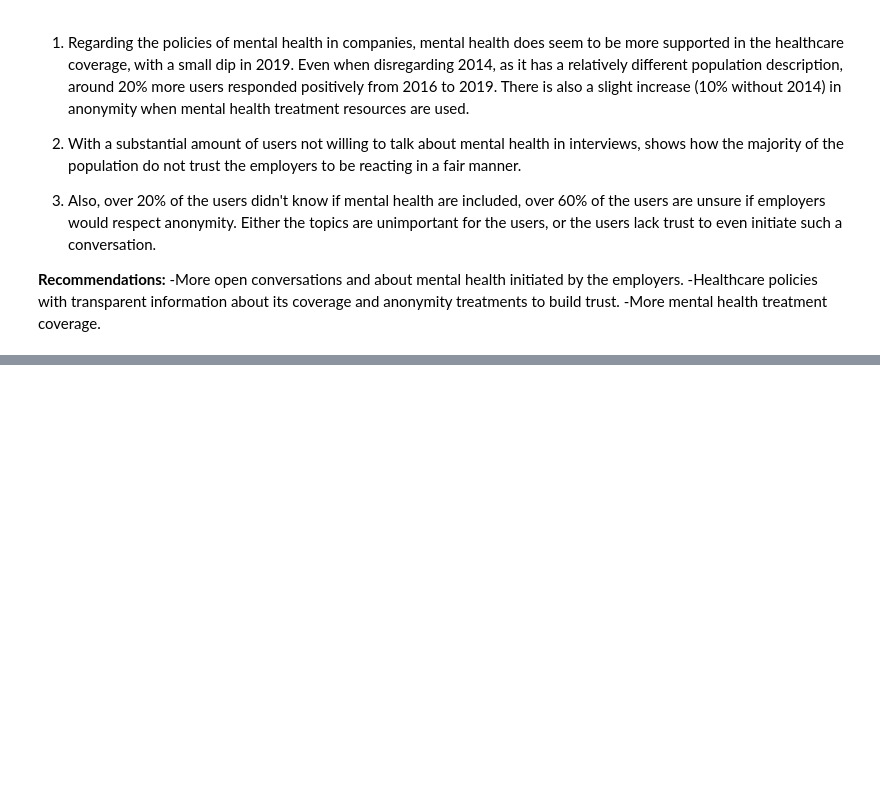
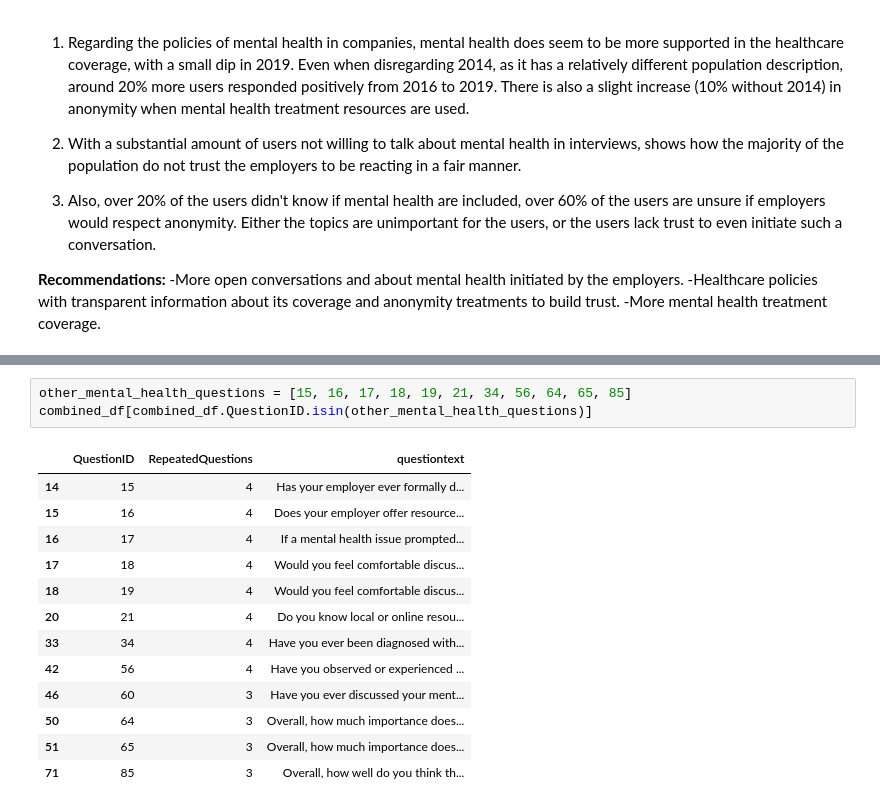
Before and after one commit to CelineChiLamNg/tech_mental_health, a Jupyter notebook: mental_health_tech.ipynb, the cells around one changed output, grey strips where cells are left out. Saved outputs shown, nothing was run; the diff lists cells and outputs as text; blank space fills up the shorter version.

```diff
--- a/mental_health_tech.ipynb
+++ b/mental_health_tech.ipynb
@@ -1235,0 +1251,17 @@ anonymity treatments to build trust.
+# %%
+other_mental_health_questions = [15, 16, 17, 18, 19, 21, 34, 56, 64, 65, 85]
+combined_df[combined_df.QuestionID.isin(other_mental_health_questions)]
+# %% [output]
+|  | QuestionID | RepeatedQuestions | questiontext |
+| 14 | 15 | 4 | Has your employer ever formally d... |
+| 15 | 16 | 4 | Does your employer offer resource... |
+| 16 | 17 | 4 | If a mental health issue prompted... |
+| 17 | 18 | 4 | Would you feel comfortable discus... |
+| 18 | 19 | 4 | Would you feel comfortable discus... |
+| 20 | 21 | 4 | Do you know local or online resou... |
+| 33 | 34 | 4 | Have you ever been diagnosed with... |
+| 42 | 56 | 4 | Have you observed or experienced ... |
+| 46 | 60 | 3 | Have you ever discussed your ment... |
+| 50 | 64 | 3 | Overall, how much importance does... |
+| 51 | 65 | 3 | Overall, how much importance does... |
+| 71 | 85 | 3 | Overall, how well do you think th... |
```
Also changed, not shown: parts of 4 cells of this notebook, 1 other file.
